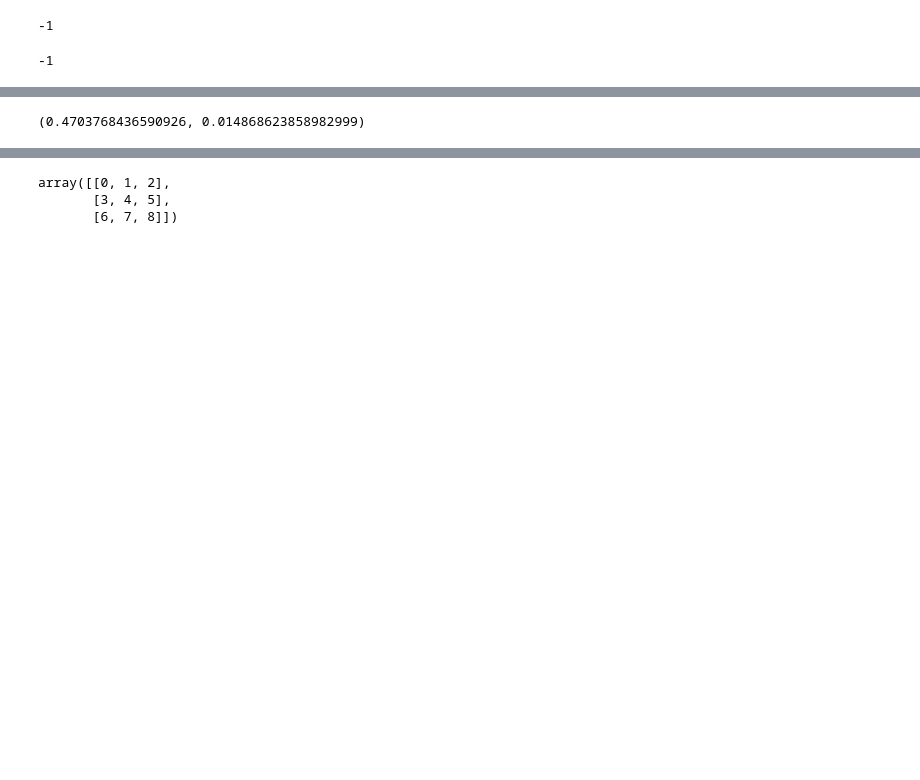
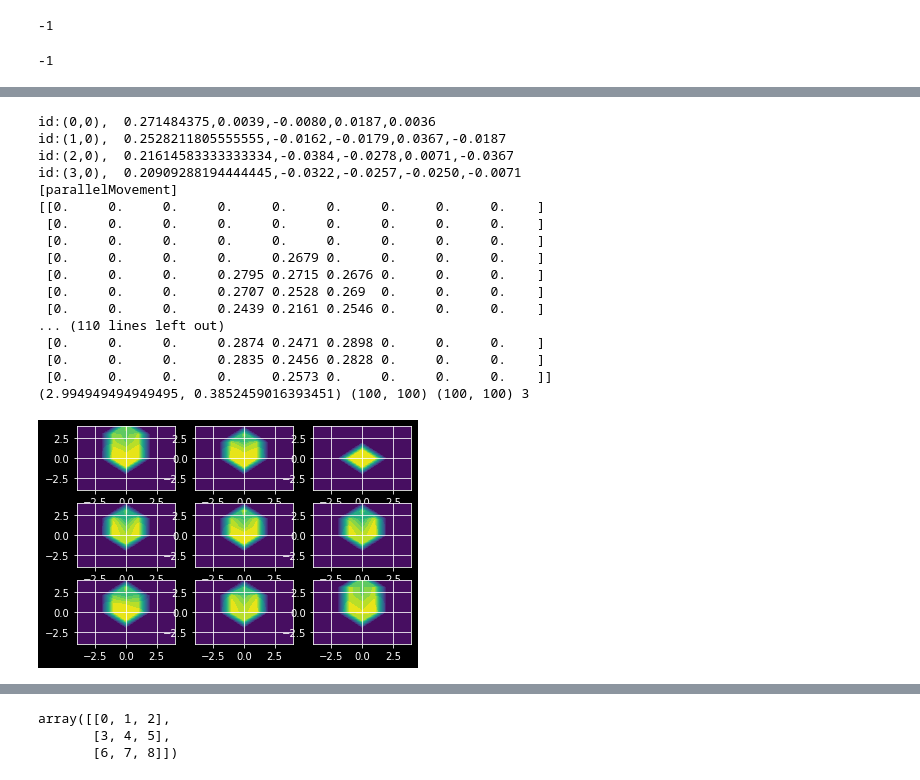
Before and after one commit to esctabcapslock/longExposure, a Jupyter notebook: getframe.ipynb, the cells around one changed output, grey strips where cells are left out. Saved outputs shown, nothing was run; the diff lists cells and outputs as text; code cells hidden in the pictures; blank space fills up the shorter version.

```diff
--- a/getframe.ipynb
+++ b/getframe.ipynb
@@ -161,6 +89,0 @@ def parallelMovement(i1,i2, r):
-# %%
-s = (score).reshape((xl*2+1)*(yl*2+1)).sum()
-[
-(x*score).reshape((xl*2+1)*(yl*2+1)).sum()/s,
-(y*score).reshape((xl*2+1)*(yl*2+1)).sum()/s
-]
@@ -258,4 +307,64 @@ array([[46.35, 40.65, 36.48, 33.84, 32.74, 33.17, 35.14, 38.64, 43.68],
-# %%
-[[for xh in range(-xl, xl+1)] for yh in range(-yl, yl+1)]
-# %% [output]
-(0.4703768436590926, 0.014868623858982999)
+# %%
+
+# src2 = canny.copy()
+# src1, src2 = cv2.cvtColor(i1, cv2.COLOR_RGB2GRAY), cv2.cvtColor(i5, cv2.COLOR_RGB2GRAY)
+src1, src2 = cv2.Canny(i1, 0, 255), cv2.Canny(i7, 0, 255)
+h,w = src2.shape
+out = []
+p_out = []
+tf_out = []
+n = 9
+cnt = 1
+for i in range(0, w-edge, edge):
+    for j in range(0,h-edge,edge):
+        subsrc =  src2[j:j+edge,i:i+edge]
+        s =  sum(sum(subsrc))
+        # print('subsrc',i,j,subsrc.shape,s)
+        p_out.append((i,j,s))
+        out.append(s)
+
+
+md = sorted(out)[len(out)//2]#sum(out)/len(out)
+p_out = [*filter(lambda s:s[2]>md,p_out)]
+rp = len(p_out)//n
+
+for i,j,s in p_out:
+    src2 = cv2.rectangle(src2, (i, j), (i+edge, j+edge), (130, 0, 0), 5, cv2.LINE_8)
+
+
+for od in range(0,len(p_out)-rp+1, rp):
+    (i,j,s) = p_out[randint(0,rp-1)+od]
+    src2 = cv2.rectangle(src2, (i, j), (i+edge, j+edge), (255, 0, 0), 5, cv2.LINE_8)
+
+    pi1,pi2 = src1[j:j+edge,i:i+edge],  src2[j:j+edge,i:i+edge]
+
+    k = parallelMovement(pi1,pi2,r)
+
+    tf_out.append(((i+edge/2,j+edge/2),k))
+    cnt += 1
+    print(k, pi1.shape,pi2.shape,r)
+
+
+
+# plt.plot(gray)
+# cv2.imshow("src2", cv2.pyrDown(cv2.pyrDown(src2)))
+# cv2.waitKey()
+# %% [output]
+id:(0,0),  0.271484375,0.0039,-0.0080,0.0187,0.0036
+id:(1,0),  0.2528211805555555,-0.0162,-0.0179,0.0367,-0.0187
+id:(2,0),  0.21614583333333334,-0.0384,-0.0278,0.0071,-0.0367
+id:(3,0),  0.20909288194444445,-0.0322,-0.0257,-0.0250,-0.0071
+[parallelMovement]
+[[0.     0.     0.     0.     0.     0.     0.     0.     0.    ]
+ [0.     0.     0.     0.     0.     0.     0.     0.     0.    ]
+ [0.     0.     0.     0.     0.     0.     0.     0.     0.    ]
+ [0.     0.     0.     0.     0.2679 0.     0.     0.     0.    ]
+ [0.     0.     0.     0.2795 0.2715 0.2676 0.     0.     0.    ]
+ [0.     0.     0.     0.2707 0.2528 0.269  0.     0.     0.    ]
+ [0.     0.     0.     0.2439 0.2161 0.2546 0.     0.     0.    ]
+... (110 lines left out)
+ [0.     0.     0.     0.2874 0.2471 0.2898 0.     0.     0.    ]
+ [0.     0.     0.     0.2835 0.2456 0.2828 0.     0.     0.    ]
+ [0.     0.     0.     0.     0.2573 0.     0.     0.     0.    ]]
+(2.994949494949495, 0.3852459016393451) (100, 100) (100, 100) 3
+[figure, added]
```
Also changed, not shown: parts of 18 cells of this notebook, 4 other files.
